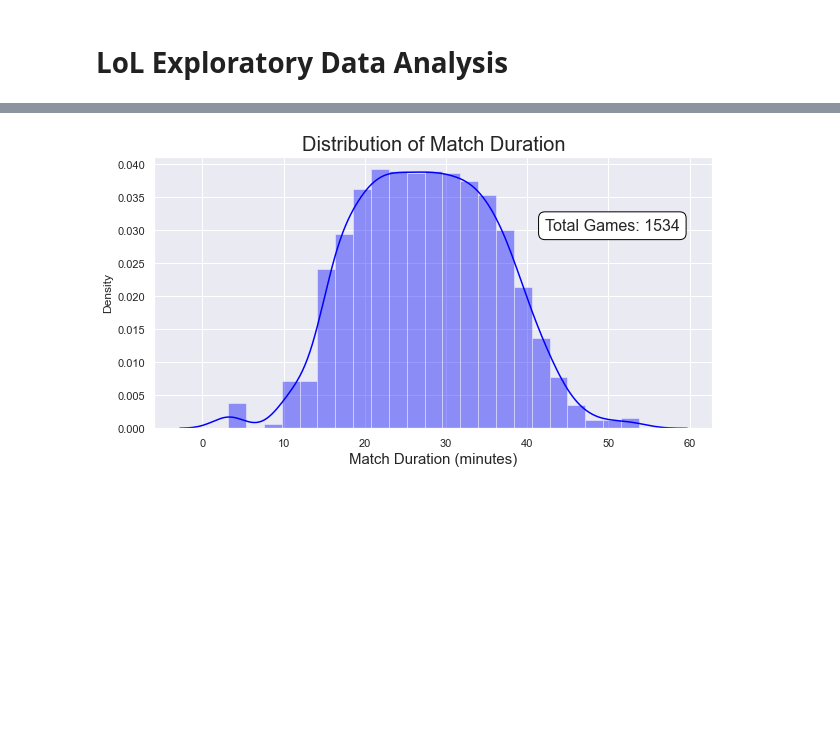
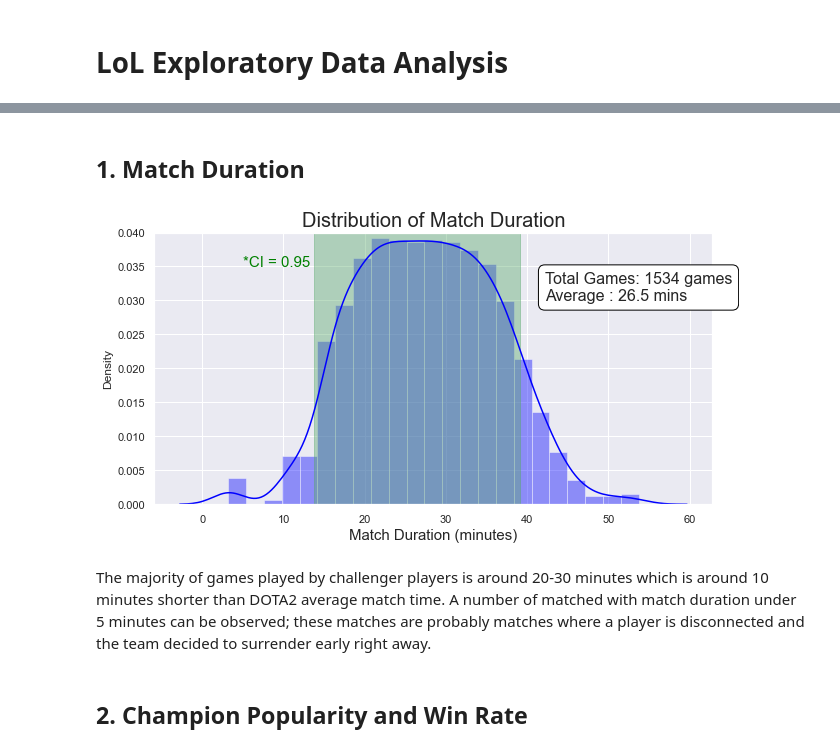
Before and after one commit to andamanopal/league-of-legends-ds, a Jupyter notebook: general_eda.ipynb, the cells around one changed output, grey strips where cells are left out. Cells and saved outputs as stored; diff of their text form; code cells hidden in the pictures; blank space fills up the shorter version.

```diff
--- a/general_eda.ipynb
+++ b/general_eda.ipynb
@@ -52,22 +53,32 @@ for index, column in enumerate(df.columns):
 105 : win
 106 : game_version
 107 : game_duration
+# %% [markdown]
+## 1. Match Duration
 # %%
 from scipy.stats import norm
 games_count = len(df['game_duration'].unique())
 
 sns.set_theme()
 plt.figure(figsize=(10,5))
 g = sns.distplot(df['game_duration'].unique()/60, color='blue', fit=None)
 ((x0, y0), (x1, y1)) = g.patches[int(len(g.patches)/1.5)].get_bbox().get_points()
+ci = norm(*norm.fit(df['game_duration']/60)).interval(0.95)
 
 plt.title('Distribution of Match Duration', fontsize=20)
 plt.xlabel('Match Duration (minutes)', fontsize=15)
-plt.text(x1*1.1, y1, f'Total Games: {games_count}', fontsize=16,
+plt.text(x1*1.1, y1, f'Total Games: {games_count} games\nAverage : {np.mean(df.game_duration)/60:.1f} mins', fontsize=16,
          bbox=dict(boxstyle="round, pad=0.4", fc="white", ec="black", lw=1))
+plt.text(5, 0.035, '*CI = 0.95', fontsize=15, color='green')
+plt.ylim(0, 0.04)
+x=plt.fill_betweenx([0, 0.04], ci[0], ci[1], color='g', alpha=0.4)
 plt.show()
 # %% [output]
-[figure, old version]
+[figure, new version]
+# %% [markdown]
+The majority of games played by challenger players is around 20-30 minutes which is around 10 minutes shorter than DOTA2 average match time. A number of matched with match duration under 5 minutes can be observed; these matches are probably matches where a player is disconnected and the team decided to surrender early right away.
+# %% [markdown]
+## 2. Champion Popularity and Win Rate
 # %%
 # Plot champion popularity by roles
 
```
Also changed, not shown: parts of 9 cells of this notebook, 1 other file.
